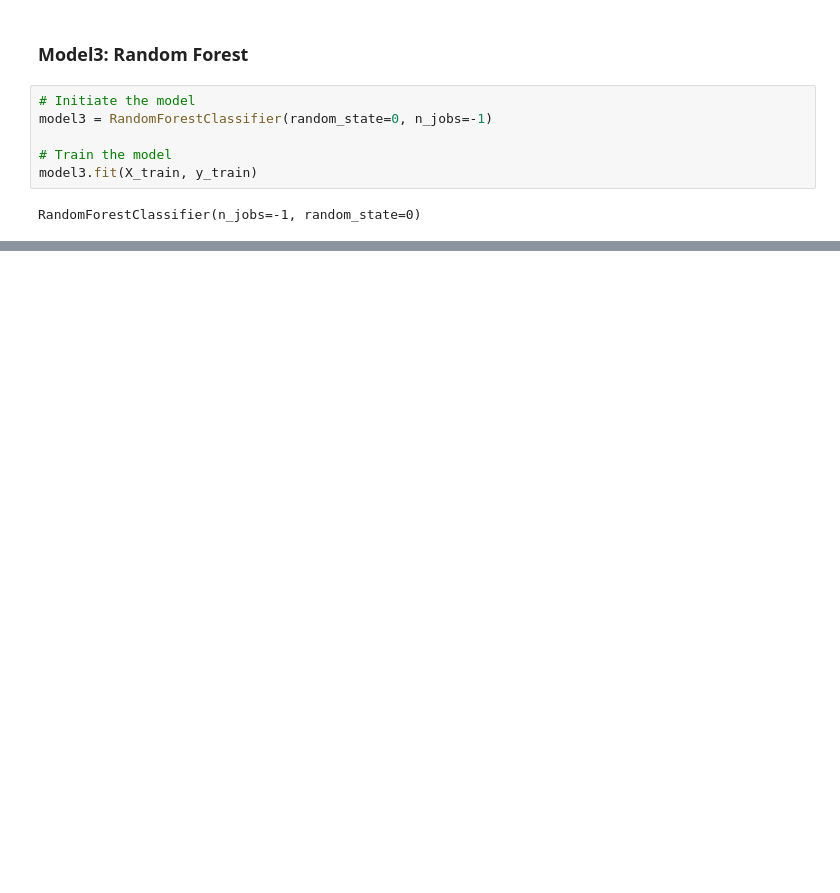
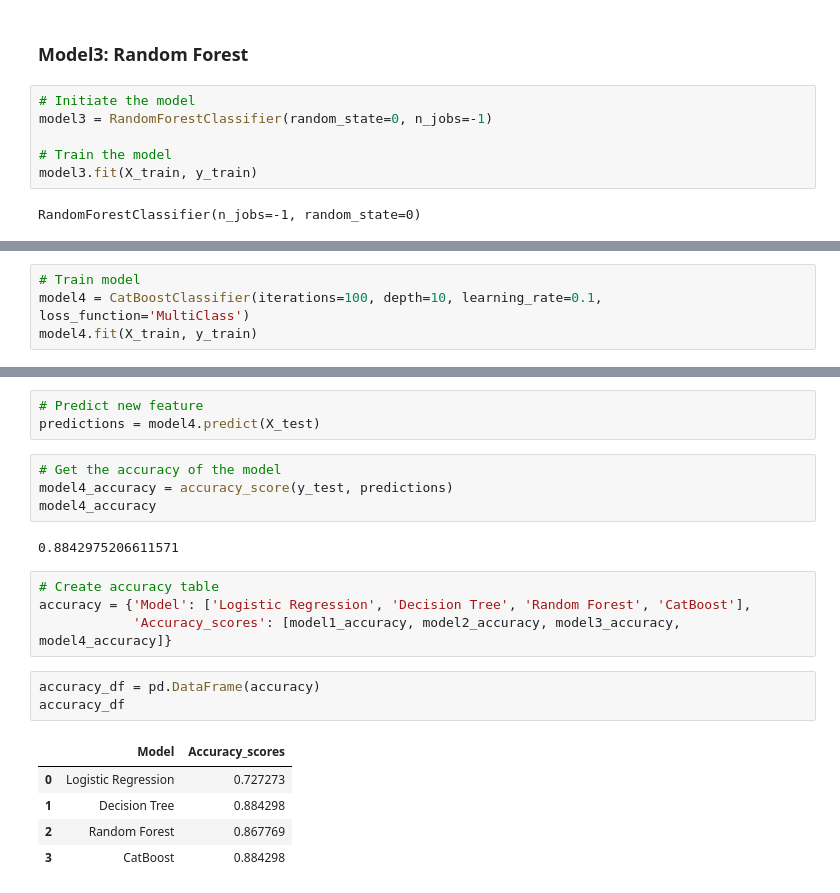
Before and after one commit to OchiengBilly/Determine-Students-Adaptability-using-CatBoost-Classifier, a Jupyter notebook: code.ipynb, the cells around one changed output, grey strips where cells are left out. Saved outputs shown, nothing was run; the diff lists cells and outputs as text; blank space fills up the shorter version.

```diff
--- a/code.ipynb
+++ b/code.ipynb
@@ -326,0 +386,4 @@ preds = model3.predict(X_test)
+# %%
+# Train model
+model4 = CatBoostClassifier(iterations=100, depth=10, learning_rate=0.1, loss_function='MultiClass')
+model4.fit(X_train, y_train)
@@ -326,0 +409,22 @@ preds = model3.predict(X_test)
+# %%
+# Predict new feature
+predictions = model4.predict(X_test)
+# %%
+# Get the accuracy of the model
+model4_accuracy = accuracy_score(y_test, predictions)
+model4_accuracy
+# %% [output]
+0.8842975206611571
+# %%
+# Create accuracy table
+accuracy = {'Model': ['Logistic Regression', 'Decision Tree', 'Random Forest', 'CatBoost'],
+            'Accuracy_scores': [model1_accuracy, model2_accuracy, model3_accuracy, model4_accuracy]}
+# %%
+accuracy_df = pd.DataFrame(accuracy)
+accuracy_df
+# %% [output]
+|  | Model | Accuracy_scores |
+| 0 | Logistic Regression | 0.727273 |
+| 1 | Decision Tree | 0.884298 |
+| 2 | Random Forest | 0.867769 |
+| 3 | CatBoost | 0.884298 |
```
Also changed, not shown: parts of 20 cells of this notebook, 4 other files.
